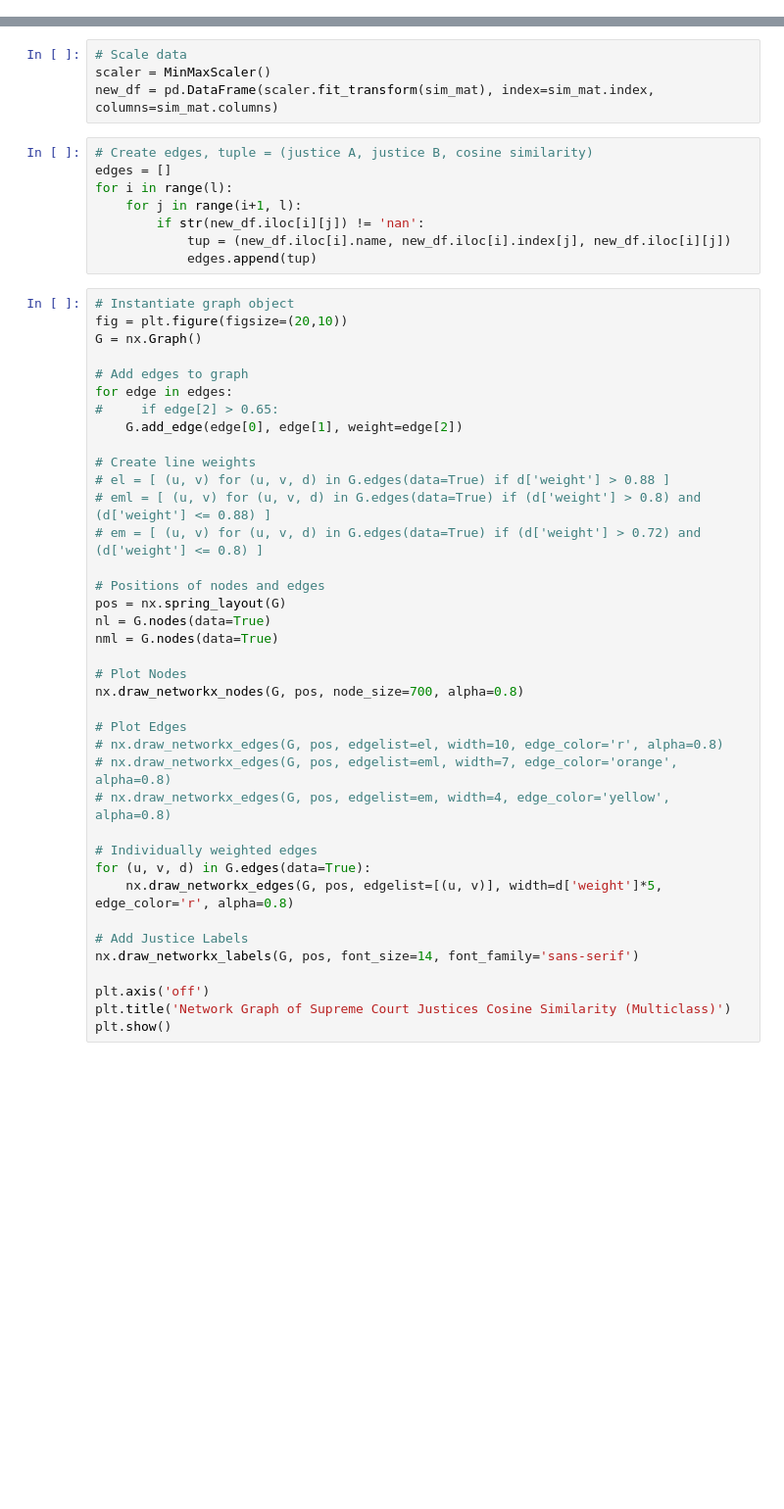
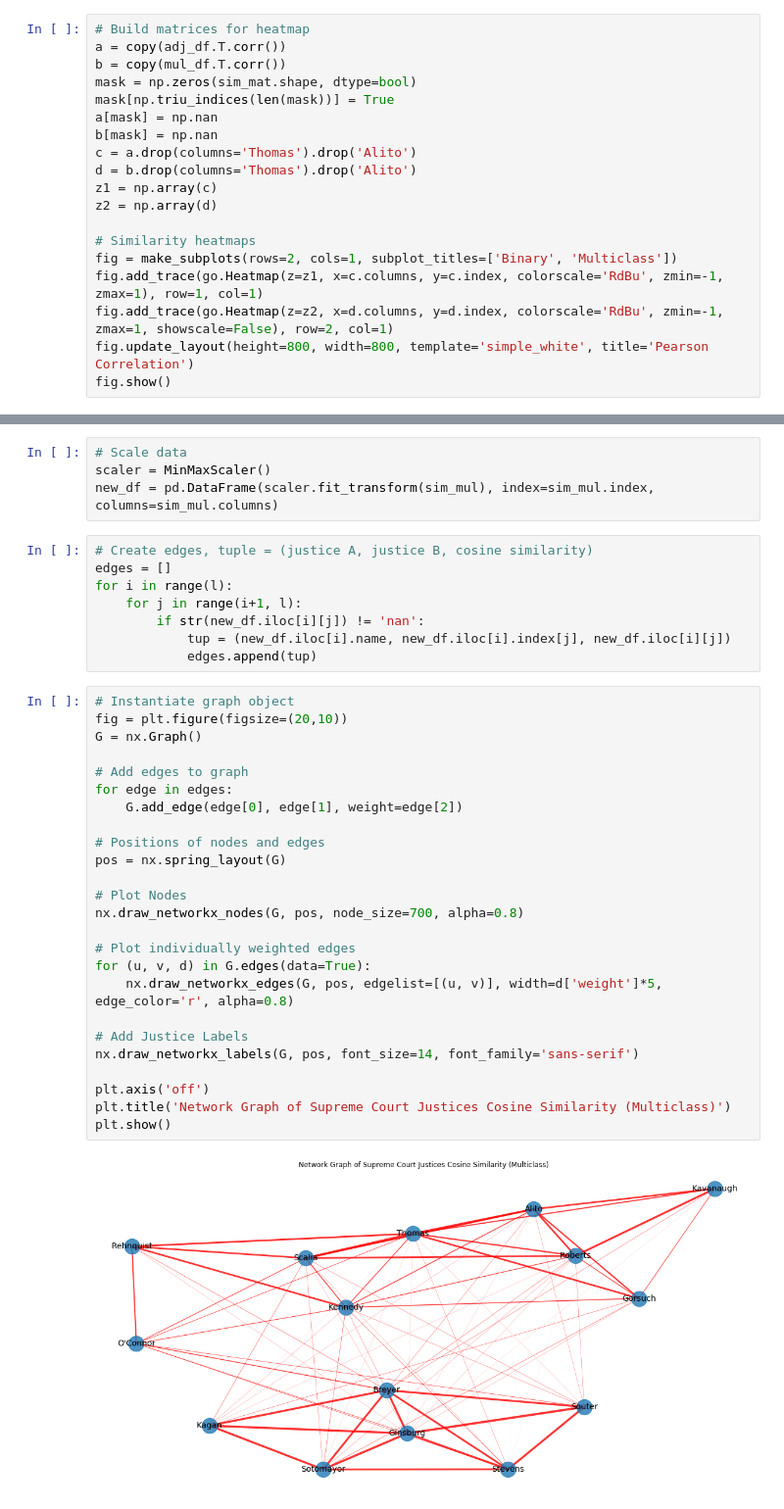
Before and after one commit to wplam107/scotus_rulings, a Jupyter notebook: dc_fe_notebook.ipynb, the cells around one changed output, grey strips where cells are left out. Shown at 98% size. Saved outputs shown, nothing was run; the diff lists cells and outputs as text; blank space fills up the shorter version.

```diff
--- a/dc_fe_notebook.ipynb
+++ b/dc_fe_notebook.ipynb
@@ -181,0 +164,19 @@ a
+# %%
+# Build matrices for heatmap
+a = copy(adj_df.T.corr())
+b = copy(mul_df.T.corr())
+mask = np.zeros(sim_mat.shape, dtype=bool)
+mask[np.triu_indices(len(mask))] = True
+a[mask] = np.nan
+b[mask] = np.nan
+c = a.drop(columns='Thomas').drop('Alito')
+d = b.drop(columns='Thomas').drop('Alito')
+z1 = np.array(c)
+z2 = np.array(d)
+
+# Similarity heatmaps
+fig = make_subplots(rows=2, cols=1, subplot_titles=['Binary', 'Multiclass'])
+fig.add_trace(go.Heatmap(z=z1, x=c.columns, y=c.index, colorscale='RdBu', zmin=-1, zmax=1), row=1, col=1)
+fig.add_trace(go.Heatmap(z=z2, x=d.columns, y=d.index, colorscale='RdBu', zmin=-1, zmax=1, showscale=False), row=2, col=1)
+fig.update_layout(height=800, width=800, template='simple_white', title='Pearson Correlation')
+fig.show()
@@ -188,7 +191,7 @@ l = len(nodes)
 # %%
 # Scale data
 scaler = MinMaxScaler()
-new_df = pd.DataFrame(scaler.fit_transform(sim_mat), index=sim_mat.index, columns=sim_mat.columns)
+new_df = pd.DataFrame(scaler.fit_transform(sim_mul), index=sim_mul.index, columns=sim_mul.columns)
 # %%
 # Create edges, tuple = (justice A, justice B, cosine similarity)
 edges = []
@@ -200,38 +203,27 @@ for i in range(l):
 # %%
 # Instantiate graph object
 fig = plt.figure(figsize=(20,10))
 G = nx.Graph()
 
 # Add edges to graph
 for edge in edges:
-#     if edge[2] > 0.65:
     G.add_edge(edge[0], edge[1], weight=edge[2])
-
-# Create line weights
-# el = [ (u, v) for (u, v, d) in G.edges(data=True) if d['weight'] > 0.88 ]
-# eml = [ (u, v) for (u, v, d) in G.edges(data=True) if (d['weight'] > 0.8) and (d['weight'] <= 0.88) ]
-# em = [ (u, v) for (u, v, d) in G.edges(data=True) if (d['weight'] > 0.72) and (d['weight'] <= 0.8) ]
 
 # Positions of nodes and edges
 pos = nx.spring_layout(G)
-nl = G.nodes(data=True)
-nml = G.nodes(data=True)
 
 # Plot Nodes
 nx.draw_networkx_nodes(G, pos, node_size=700, alpha=0.8)
 
-# Plot Edges
-# nx.draw_networkx_edges(G, pos, edgelist=el, width=10, edge_color='r', alpha=0.8)
-# nx.draw_networkx_edges(G, pos, edgelist=eml, width=7, edge_color='orange', alpha=0.8)
-# nx.draw_networkx_edges(G, pos, edgelist=em, width=4, edge_color='yellow', alpha=0.8)
-
-# Individually weighted edges
+# Plot individually weighted edges
 for (u, v, d) in G.edges(data=True):
     nx.draw_networkx_edges(G, pos, edgelist=[(u, v)], width=d['weight']*5, edge_color='r', alpha=0.8)
 
 # Add Justice Labels
 nx.draw_networkx_labels(G, pos, font_size=14, font_family='sans-serif')
 
 plt.axis('off')
 plt.title('Network Graph of Supreme Court Justices Cosine Similarity (Multiclass)')
 plt.show()
+# %% [output]
+[figure, added]
```
Also changed, not shown: parts of 5 cells of this notebook, 2 other files.
